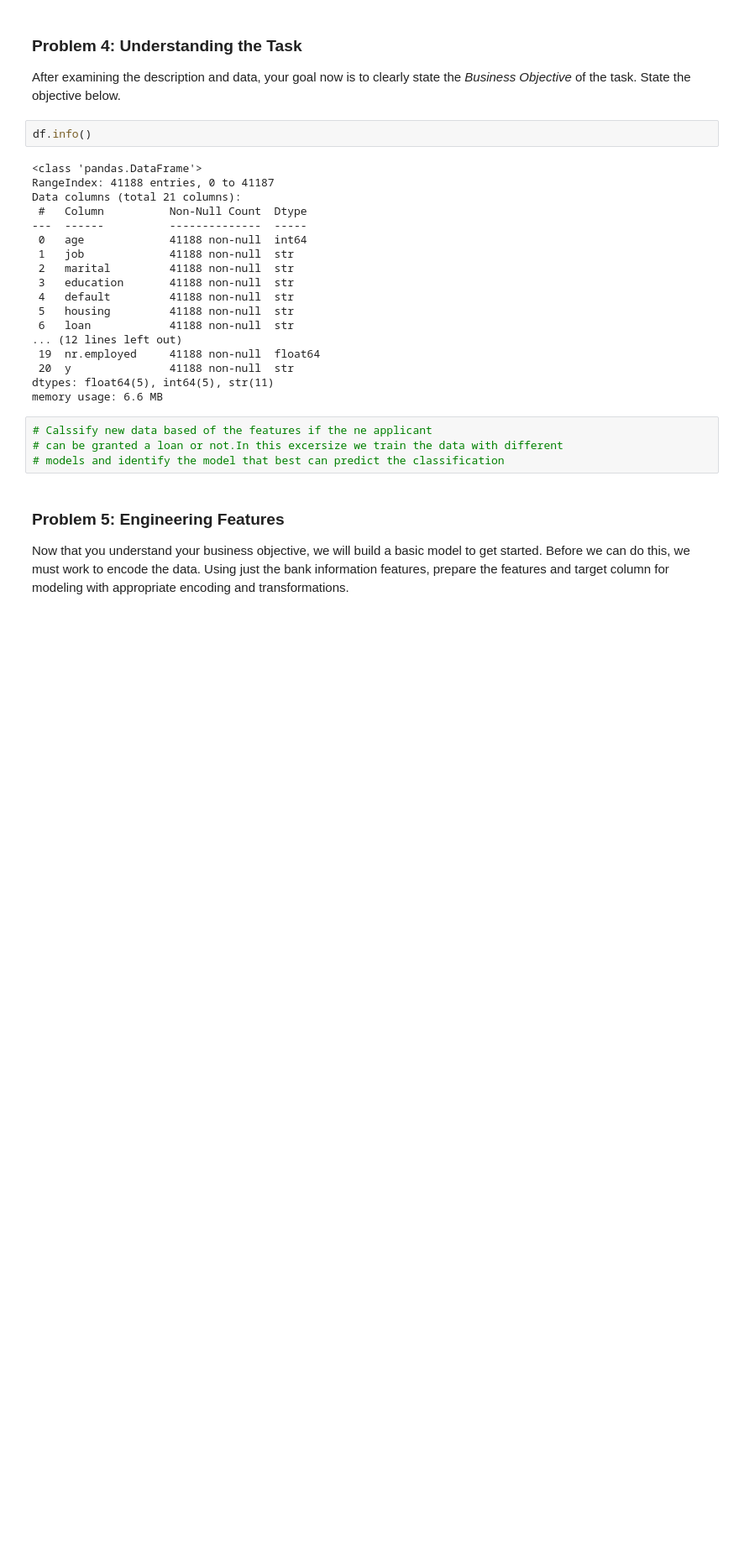
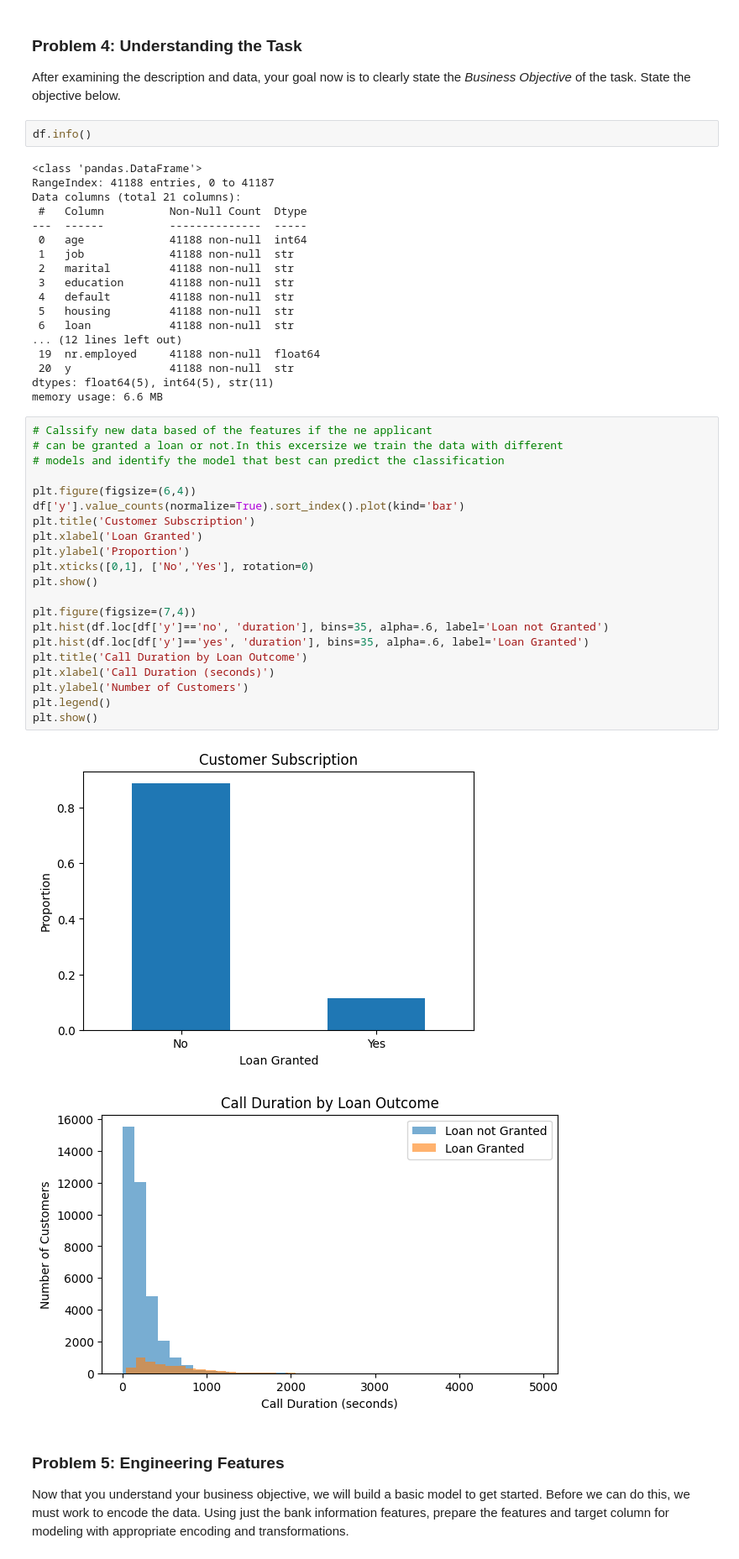
Before and after one commit to asoali67/Required-Assignment-17.1-Comparing-Classifiers, a Jupyter notebook: prompt_III.ipynb, the cells around one changed output. Shown at 84% size. Cells and saved outputs as stored; diff of their text form; blank space fills up the shorter version.

```diff
--- a/prompt_III.ipynb
+++ b/prompt_III.ipynb
@@ -107,7 +107,27 @@ memory usage: 6.6 MB
 # %%
 # Calssify new data based of the features if the ne applicant
 # can be granted a loan or not.In this excersize we train the data with different
 # models and identify the model that best can predict the classification
+
+plt.figure(figsize=(6,4))
+df['y'].value_counts(normalize=True).sort_index().plot(kind='bar')
+plt.title('Customer Subscription')
+plt.xlabel('Loan Granted')
+plt.ylabel('Proportion')
+plt.xticks([0,1], ['No','Yes'], rotation=0)
+plt.show()
+
+plt.figure(figsize=(7,4))
+plt.hist(df.loc[df['y']=='no', 'duration'], bins=35, alpha=.6, label='Loan not Granted')
+plt.hist(df.loc[df['y']=='yes', 'duration'], bins=35, alpha=.6, label='Loan Granted')
+plt.title('Call Duration by Loan Outcome')
+plt.xlabel('Call Duration (seconds)')
+plt.ylabel('Number of Customers')
+plt.legend()
+plt.show()
+# %% [output]
+[figure, added]
+[figure, added]
 # %% [markdown]
 ### Problem 5: Engineering Features
 
```
Also changed, not shown: parts of 9 cells of this notebook.
